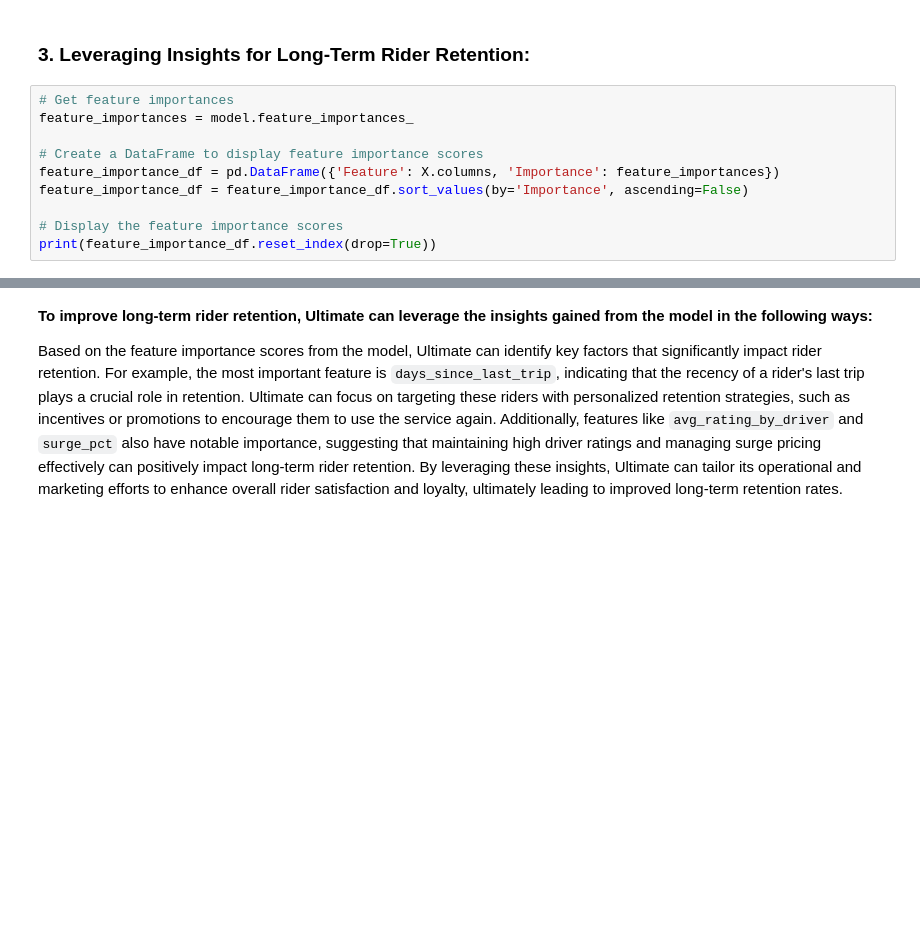
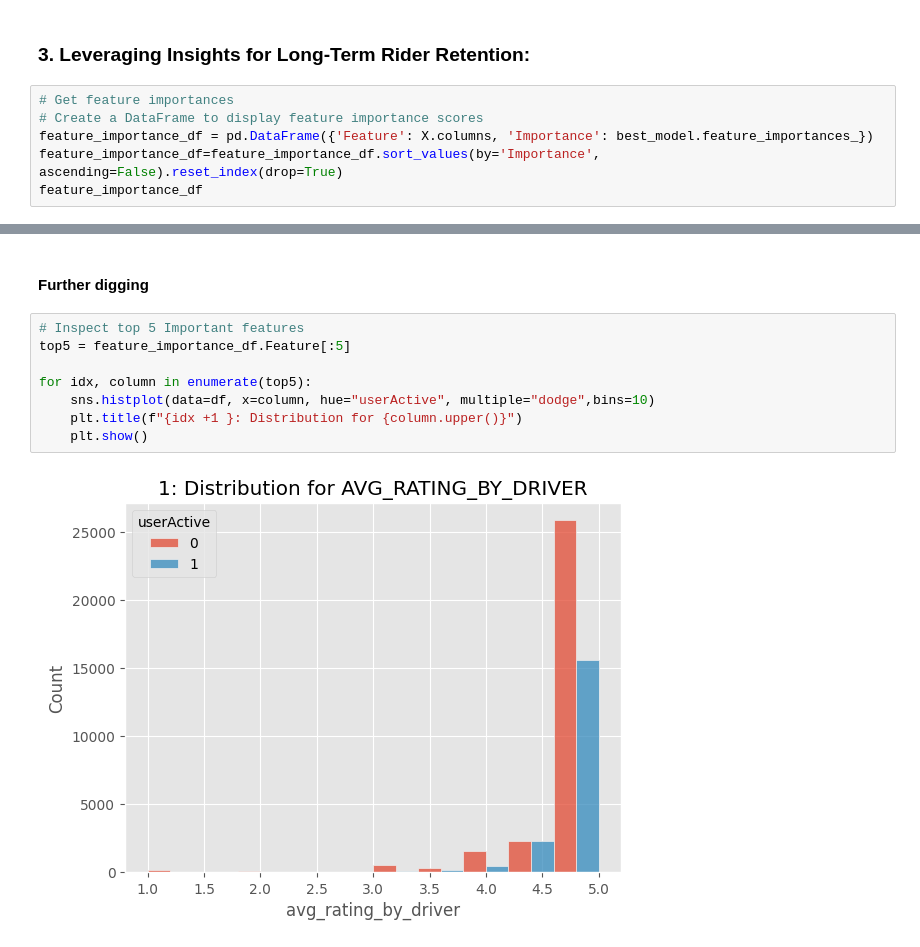
Before and after one commit to karma-gits/springboard, a Jupyter notebook: Take_home_challenge/ultimate_challenge/ultimate_challenge.ipynb, the cells around one changed output, grey strips where cells are left out. Saved outputs shown, nothing was run; the diff lists cells and outputs as text; blank space fills up the shorter version.

```diff
--- a/Take_home_challenge/ultimate_challenge/ultimate_challenge.ipynb
+++ b/Take_home_challenge/ultimate_challenge/ultimate_challenge.ipynb
@@ -497,12 +514,8 @@ weighted avg       1.00      1.00      1.00      4960
 ### **3. Leveraging Insights for Long-Term Rider Retention:**
 # %%
 # Get feature importances
-feature_importances = model.feature_importances_
-
 # Create a DataFrame to display feature importance scores
-feature_importance_df = pd.DataFrame({'Feature': X.columns, 'Importance': feature_importances})
-feature_importance_df = feature_importance_df.sort_values(by='Importance', ascending=False)
-
-# Display the feature importance scores
-print(feature_importance_df.reset_index(drop=True))
+feature_importance_df = pd.DataFrame({'Feature': X.columns, 'Importance': best_model.feature_importances_})
+feature_importance_df=feature_importance_df.sort_values(by='Importance', ascending=False).reset_index(drop=True)
+feature_importance_df
 # %% [output]
@@ -525,4 +537,12 @@ print(feature_importance_df.reset_index(drop=True))
-# %% [markdown]
-**To improve long-term rider retention, Ultimate can leverage the insights gained from the model in the following ways:**
-
-Based on the feature importance scores from the model, Ultimate can identify key factors that significantly impact rider retention. For example, the most important feature is `days_since_last_trip`, indicating that the recency of a rider's last trip plays a crucial role in retention. Ultimate can focus on targeting these riders with personalized retention strategies, such as incentives or promotions to encourage them to use the service again. Additionally, features like `avg_rating_by_driver` and `surge_pct` also have notable importance, suggesting that maintaining high driver ratings and managing surge pricing effectively can positively impact long-term rider retention. By leveraging these insights, Ultimate can tailor its operational and marketing efforts to enhance overall rider satisfaction and loyalty, ultimately leading to improved long-term retention rates.
+# %% [markdown]
+#### Further digging
+# %%
+# Inspect top 5 Important features
+top5 = feature_importance_df.Feature[:5]
+
+for idx, column in enumerate(top5):
+    sns.histplot(data=df, x=column, hue="userActive", multiple="dodge",bins=10)
+    plt.title(f"{idx +1 }: Distribution for {column.upper()}")
+    plt.show()
+# %% [output]
+[figure, added]
```
Also changed, not shown: parts of 17 cells of this notebook, 1 other file.
